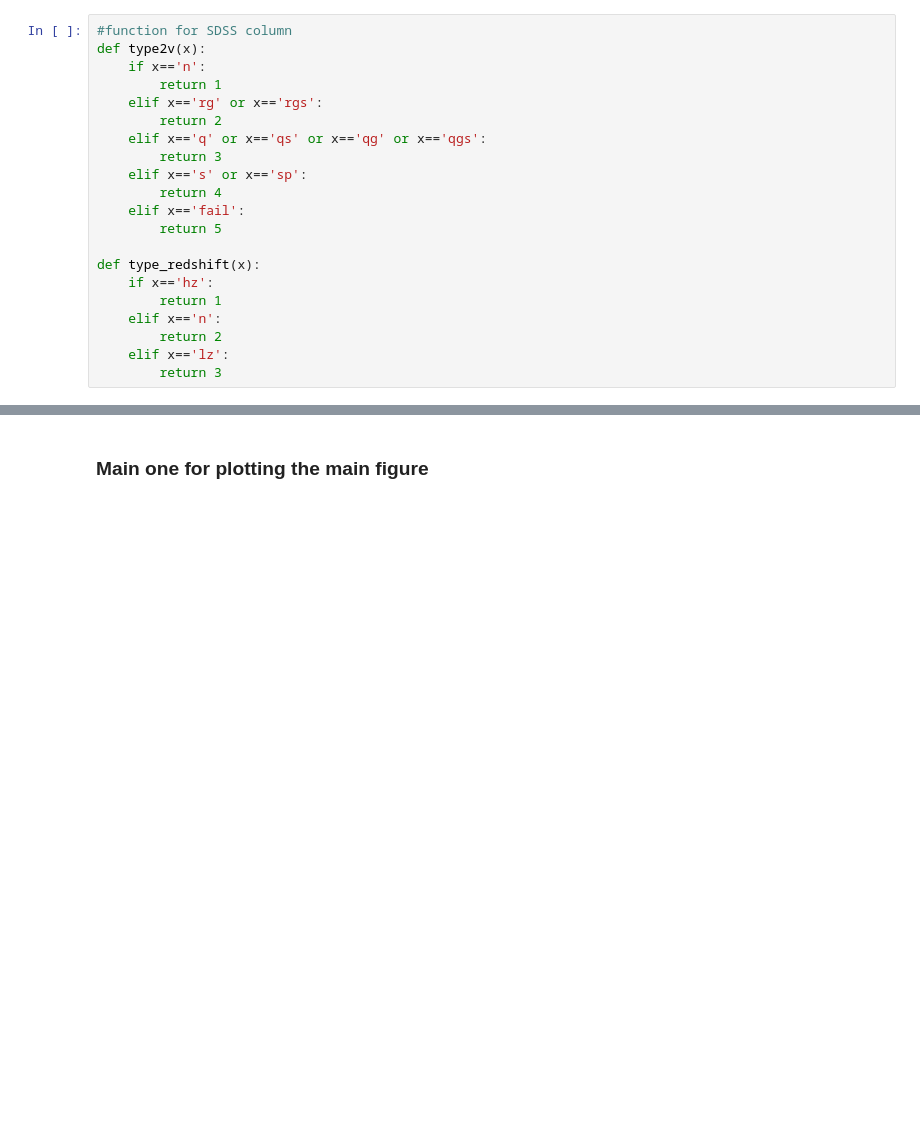
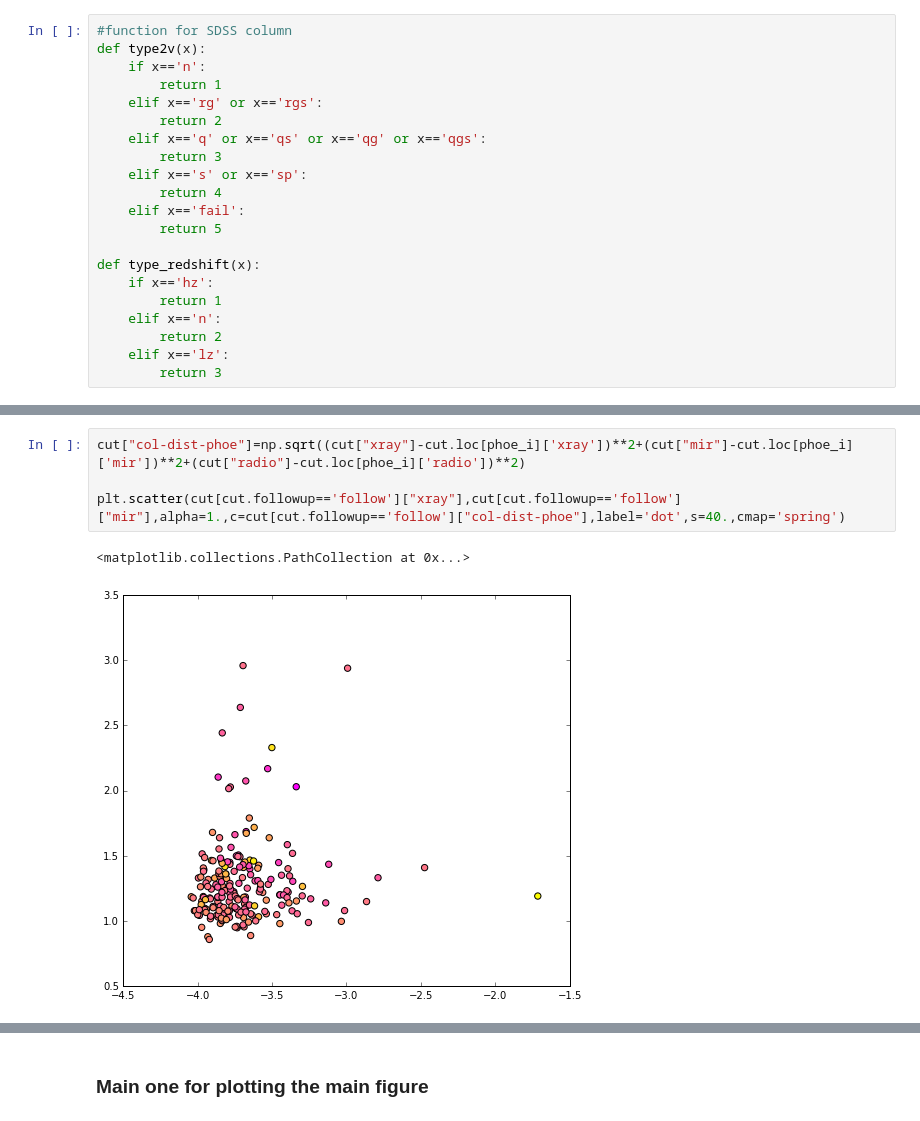
Before and after one commit to leogulus/XRay-Project, a Jupyter notebook: 03_plotting 560 candidates.ipynb, the cells around one changed output, grey strips where cells are left out. Drawn from its saved outputs; the diff is of its cells as text; blank space fills up the shorter version.

```diff
--- a/03_plotting 560 candidates.ipynb
+++ b/03_plotting 560 candidates.ipynb
@@ -171,0 +205,7 @@ cut["rejectc"]=cut["reject"].apply(type_redshift)
+# %%
+cut["col-dist-phoe"]=np.sqrt((cut["xray"]-cut.loc[phoe_i]['xray'])**2+(cut["mir"]-cut.loc[phoe_i]['mir'])**2+(cut["radio"]-cut.loc[phoe_i]['radio'])**2)
+
+plt.scatter(cut[cut.followup=='follow']["xray"],cut[cut.followup=='follow']["mir"],alpha=1.,c=cut[cut.followup=='follow']["col-dist-phoe"],label='dot',s=40.,cmap='spring')
+# %% [output]
+<matplotlib.collections.PathCollection at 0x...>
+[figure, added]
```
Also changed, not shown: parts of 7 cells of this notebook.
